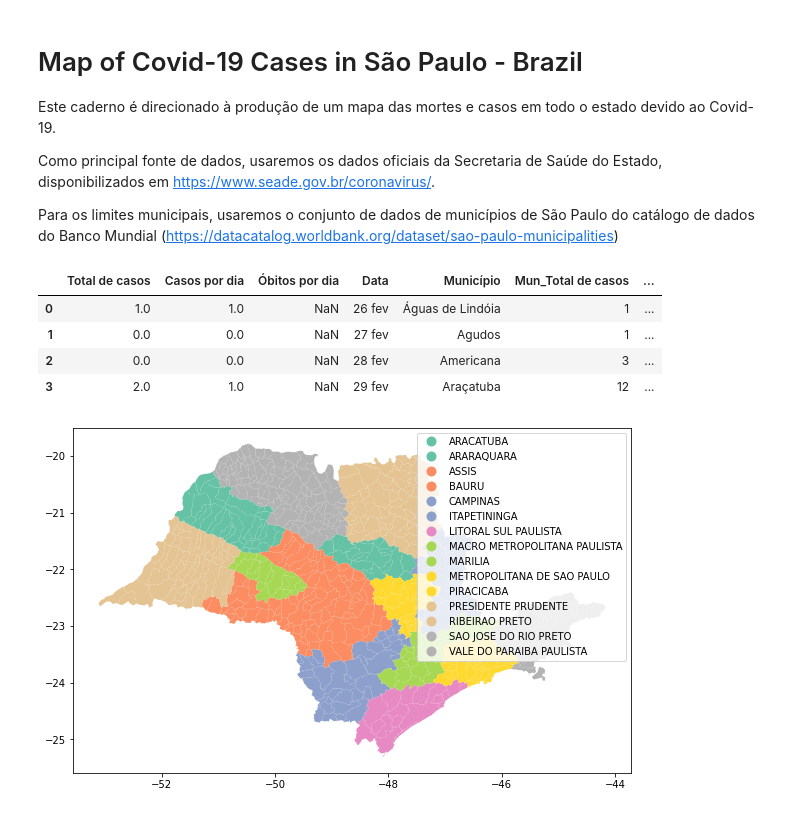
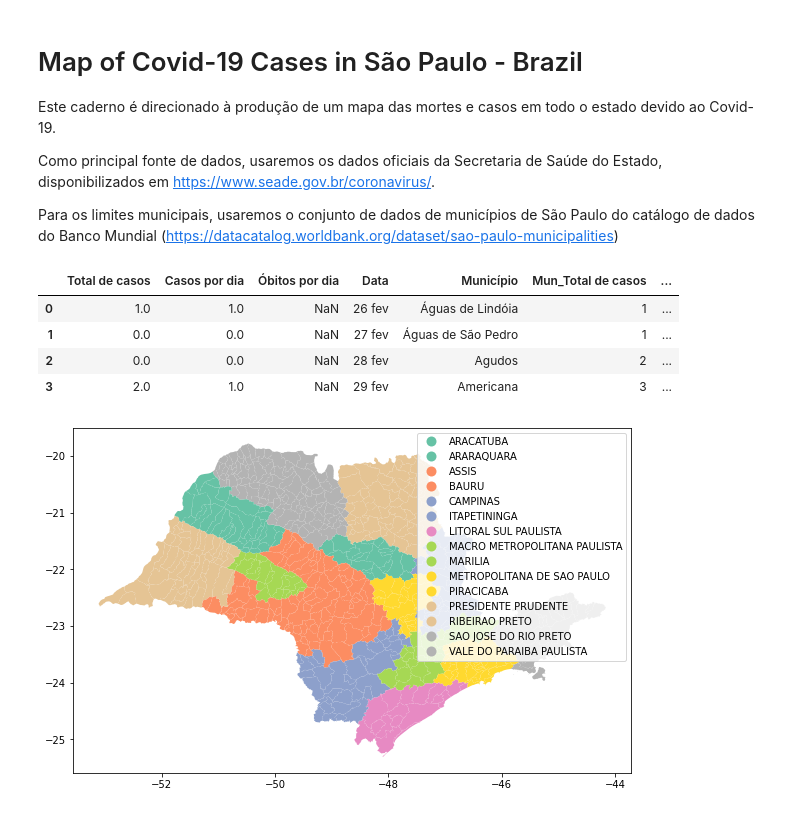
Before and after one commit to lubianat/covid_19_sandbox, a Jupyter notebook: sao_paulo_covid/Map of Covid-19 Cases in São Paulo.ipynb, the cells around one changed output. Saved outputs shown, nothing was run; the diff lists cells and outputs as text; code cells hidden in the pictures.

```diff
--- a/sao_paulo_covid/Map of Covid-19 Cases in São Paulo.ipynb
+++ b/sao_paulo_covid/Map of Covid-19 Cases in São Paulo.ipynb
@@ -17,17 +17,17 @@ import earthpy as et
 # %%
 ssl._create_default_https_context = ssl._create_unverified_context
 dados_de_covid_por_municipio = pd.read_csv(
-    "https://www.seade.gov.br/wp-content/uploads/2020/04/Dados-covid-19-Est-SP.csv",
+    "http://www.seade.gov.br/wp-content/uploads/2020/04/Dados-covid-19-Est-SP.csv",
     sep = ";",
     encoding = "latin" )
 
 dados_de_covid_por_municipio.head(4)
 # %% [output]
 |  | Total de casos | Casos por dia | Óbitos por dia | Data | Município | Mun_Total de casos | ... |
 | 0 | 1.0 | 1.0 | NaN | 26 fev | Águas de Lindóia | 1 | ... |
-| 1 | 0.0 | 0.0 | NaN | 27 fev | Agudos | 1 | ... |
-| 2 | 0.0 | 0.0 | NaN | 28 fev | Americana | 3 | ... |
-| 3 | 2.0 | 1.0 | NaN | 29 fev | Araçatuba | 12 | ... |
+| 1 | 0.0 | 0.0 | NaN | 27 fev | Águas de São Pedro | 1 | ... |
+| 2 | 0.0 | 0.0 | NaN | 28 fev | Agudos | 2 | ... |
+| 3 | 2.0 | 1.0 | NaN | 29 fev | Americana | 3 | ... |
 # %%
 # Importando o shapefile com geopandas
 
```
Also changed, not shown: parts of 3 cells of this notebook, 4 other files.
